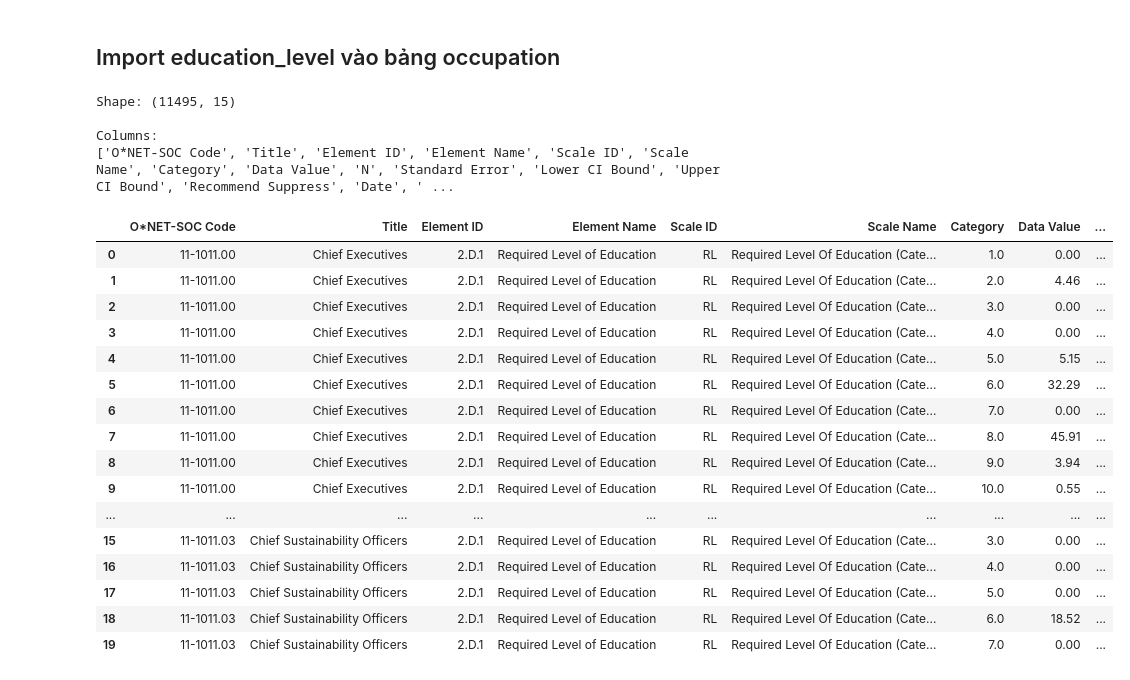
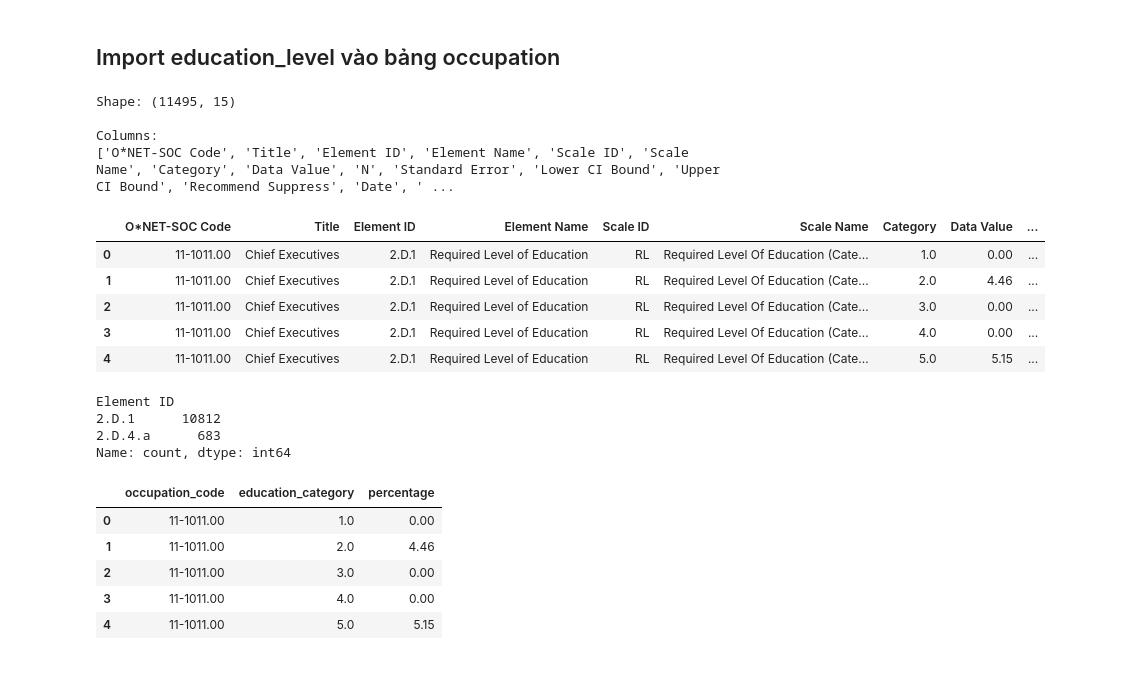
Before and after one commit to ntrihoang/AI-Job-Impact-Analyzer, a Jupyter notebook: notebooks/database.ipynb, the cells around one changed output. Cells and saved outputs as stored; diff of their text form; code cells hidden in the pictures.

```diff
--- a/notebooks/database.ipynb
+++ b/notebooks/database.ipynb
@@ -605,33 +605,62 @@ print("Đã import related_occupations!")
 # %%
 education_raw = pd.read_csv(
     f"{onet_path}/education.csv"
 )
 
 print("Shape:", education_raw.shape)
 
 print("\nColumns:")
 print(education_raw.columns.tolist())
 
-display(education_raw.head(20))
+display(education_raw.head())
 # %% [output]
 Shape: (11495, 15)
 
 Columns:
 ['O*NET-SOC Code', 'Title', 'Element ID', 'Element Name', 'Scale ID', 'Scale Name', 'Category', 'Data Value', 'N', 'Standard Error', 'Lower CI Bound', 'Upper CI Bound', 'Recommend Suppress', 'Date', ' ...
 |  | O*NET-SOC Code | Title | Element ID | Element Name | Scale ID | Scale Name | Category | Data Value | ... |
 | 0 | 11-1011.00 | Chief Executives | 2.D.1 | Required Level of Education | RL | Required Level Of Education (Cate... | 1.0 | 0.00 | ... |
 | 1 | 11-1011.00 | Chief Executives | 2.D.1 | Required Level of Education | RL | Required Level Of Education (Cate... | 2.0 | 4.46 | ... |
 | 2 | 11-1011.00 | Chief Executives | 2.D.1 | Required Level of Education | RL | Required Level Of Education (Cate... | 3.0 | 0.00 | ... |
 | 3 | 11-1011.00 | Chief Executives | 2.D.1 | Required Level of Education | RL | Required Level Of Education (Cate... | 4.0 | 0.00 | ... |
 | 4 | 11-1011.00 | Chief Executives | 2.D.1 | Required Level of Education | RL | Required Level Of Education (Cate... | 5.0 | 5.15 | ... |
-| 5 | 11-1011.00 | Chief Executives | 2.D.1 | Required Level of Education | RL | Required Level Of Education (Cate... | 6.0 | 32.29 | ... |
-| 6 | 11-1011.00 | Chief Executives | 2.D.1 | Required Level of Education | RL | Required Level Of Education (Cate... | 7.0 | 0.00 | ... |
-| 7 | 11-1011.00 | Chief Executives | 2.D.1 | Required Level of Education | RL | Required Level Of Education (Cate... | 8.0 | 45.91 | ... |
-| 8 | 11-1011.00 | Chief Executives | 2.D.1 | Required Level of Education | RL | Required Level Of Education (Cate... | 9.0 | 3.94 | ... |
-| 9 | 11-1011.00 | Chief Executives | 2.D.1 | Required Level of Education | RL | Required Level Of Education (Cate... | 10.0 | 0.55 | ... |
-| ... | ... | ... | ... | ... | ... | ... | ... | ... | ... |
-| 15 | 11-1011.03 | Chief Sustainability Officers | 2.D.1 | Required Level of Education | RL | Required Level Of Education (Cate... | 3.0 | 0.00 | ... |
-| 16 | 11-1011.03 | Chief Sustainability Officers | 2.D.1 | Required Level of Education | RL | Required Level Of Education (Cate... | 4.0 | 0.00 | ... |
-| 17 | 11-1011.03 | Chief Sustainability Officers | 2.D.1 | Required Level of Education | RL | Required Level Of Education (Cate... | 5.0 | 0.00 | ... |
-| 18 | 11-1011.03 | Chief Sustainability Officers | 2.D.1 | Required Level of Education | RL | Required Level Of Education (Cate... | 6.0 | 18.52 | ... |
-| 19 | 11-1011.03 | Chief Sustainability Officers | 2.D.1 | Required Level of Education | RL | Required Level Of Education (Cate... | 7.0 | 0.00 | ... |
+# %%
+print(education_raw["Element ID"].value_counts())
+# %% [output]
+Element ID
+2.D.1      10812
+2.D.4.a      683
+Name: count, dtype: int64
+# %%
+education = education_raw[
+    education_raw["Element ID"] == "2.D.1"
+].copy()
+
+education = education[
+    ["O*NET-SOC Code", "Category", "Data Value"]
+].copy()
+
+education = education.rename(columns={
+    "O*NET-SOC Code": "occupation_code",
+    "Category": "education_category",
+    "Data Value": "percentage"
+})
+
+education["education_category"] = pd.to_numeric(
+    education["education_category"],
+    errors="coerce"
+)
+
+education["percentage"] = pd.to_numeric(
+    education["percentage"],
+    errors="coerce"
+)
+
+education.head()
+# %% [output]
+|  | occupation_code | education_category | percentage |
+| 0 | 11-1011.00 | 1.0 | 0.00 |
+| 1 | 11-1011.00 | 2.0 | 4.46 |
+| 2 | 11-1011.00 | 3.0 | 0.00 |
+| 3 | 11-1011.00 | 4.0 | 0.00 |
+| 4 | 11-1011.00 | 5.0 | 5.15 |
```
Also changed, not shown: parts of 7 cells of this notebook, 4 other files.
